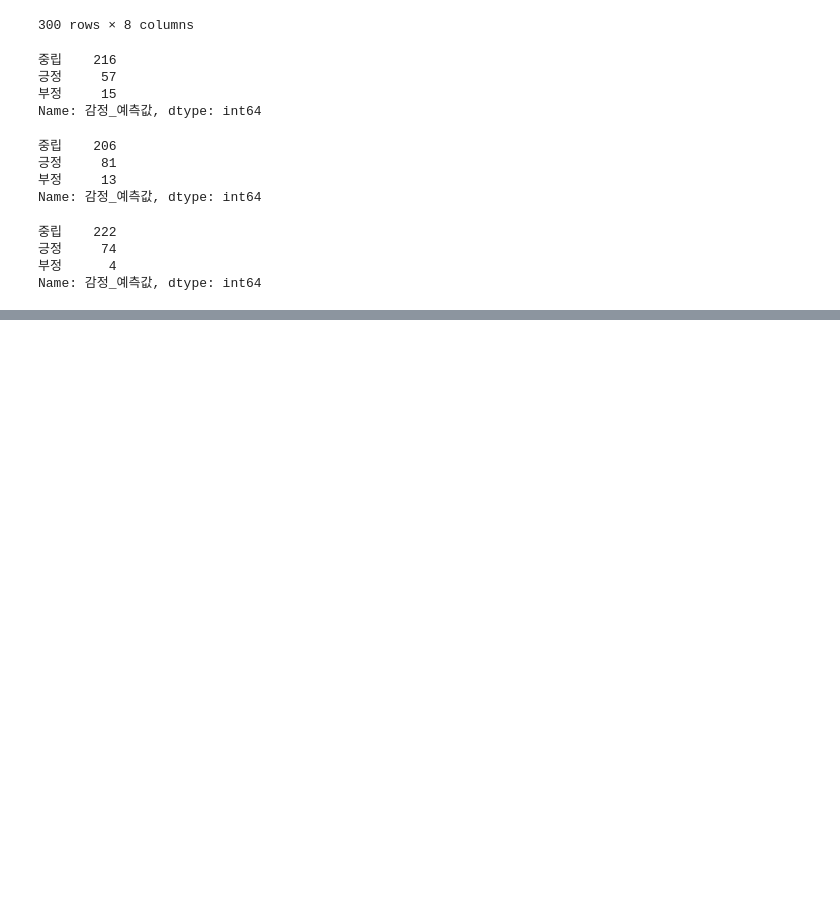
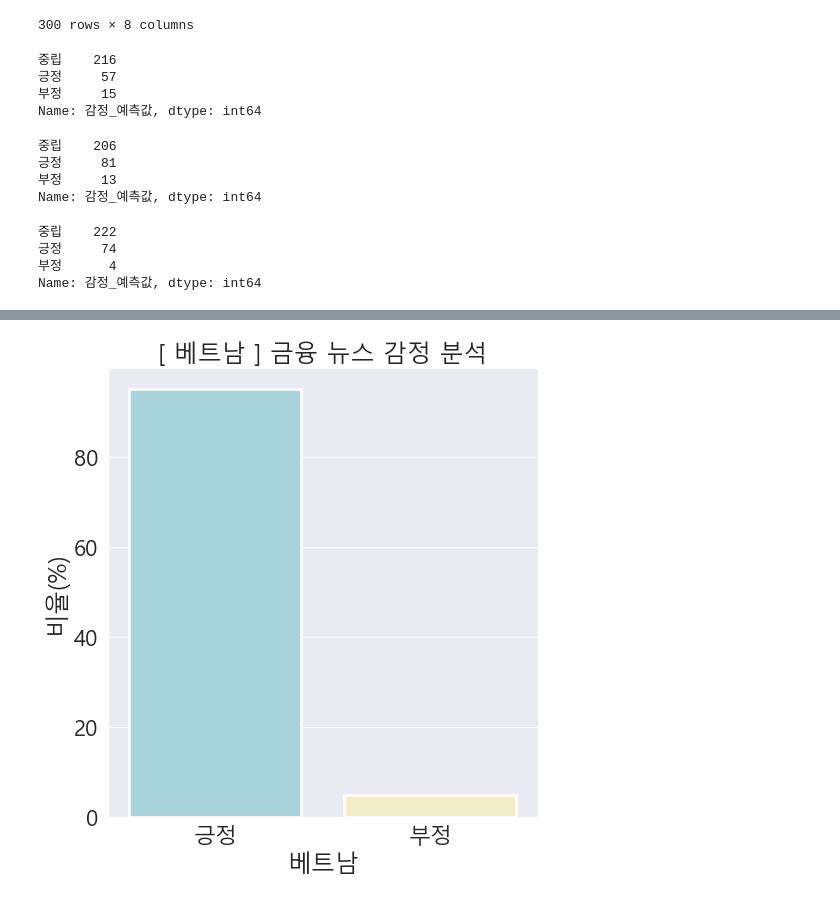
Before and after one commit to S-A-N-C/Sentiment_analysis, a Jupyter notebook: Sentiment_analysis.ipynb, the cells around one changed output, grey strips where cells are left out. Saved outputs shown, nothing was run; the diff lists cells and outputs as text; code cells hidden in the pictures; blank space fills up the shorter version.

```diff
--- a/Sentiment_analysis.ipynb
+++ b/Sentiment_analysis.ipynb
@@ -442,0 +439,8 @@ array([[0.9268831 , 0.04012983, 0.03298704]], dtype=float32)
+# %%
+ax = sns.barplot( data = india[india['국가']=='베트남'],linewidth = 2.5)
+ax.set_title("[ 베트남 ] 금융 뉴스 감정 분석")
+ax.set_xlabel('베트남')
+ax.set_ylabel('비율(%)')
+plt.savefig('save4.png', dpi=300)
+# %% [output]
+[figure, added]
```
Also changed, not shown: parts of 19 cells of this notebook, 8 other files.
